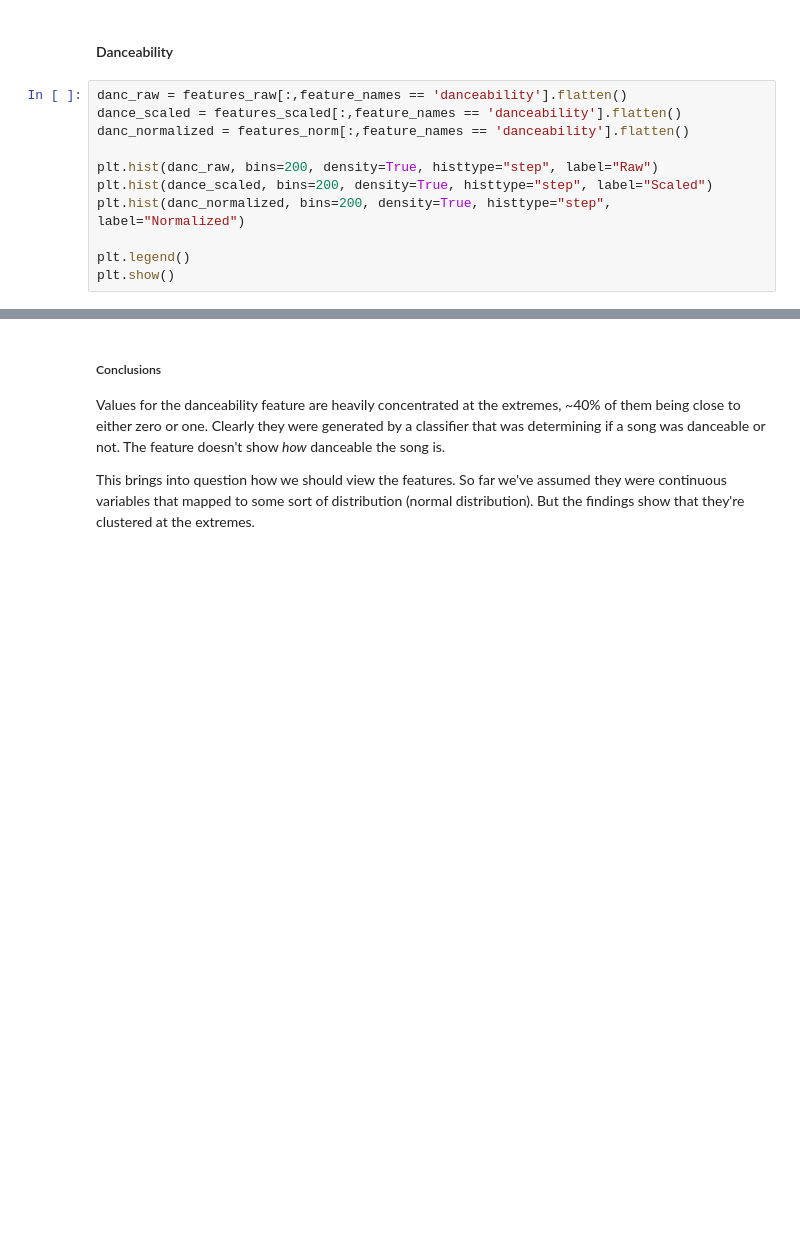
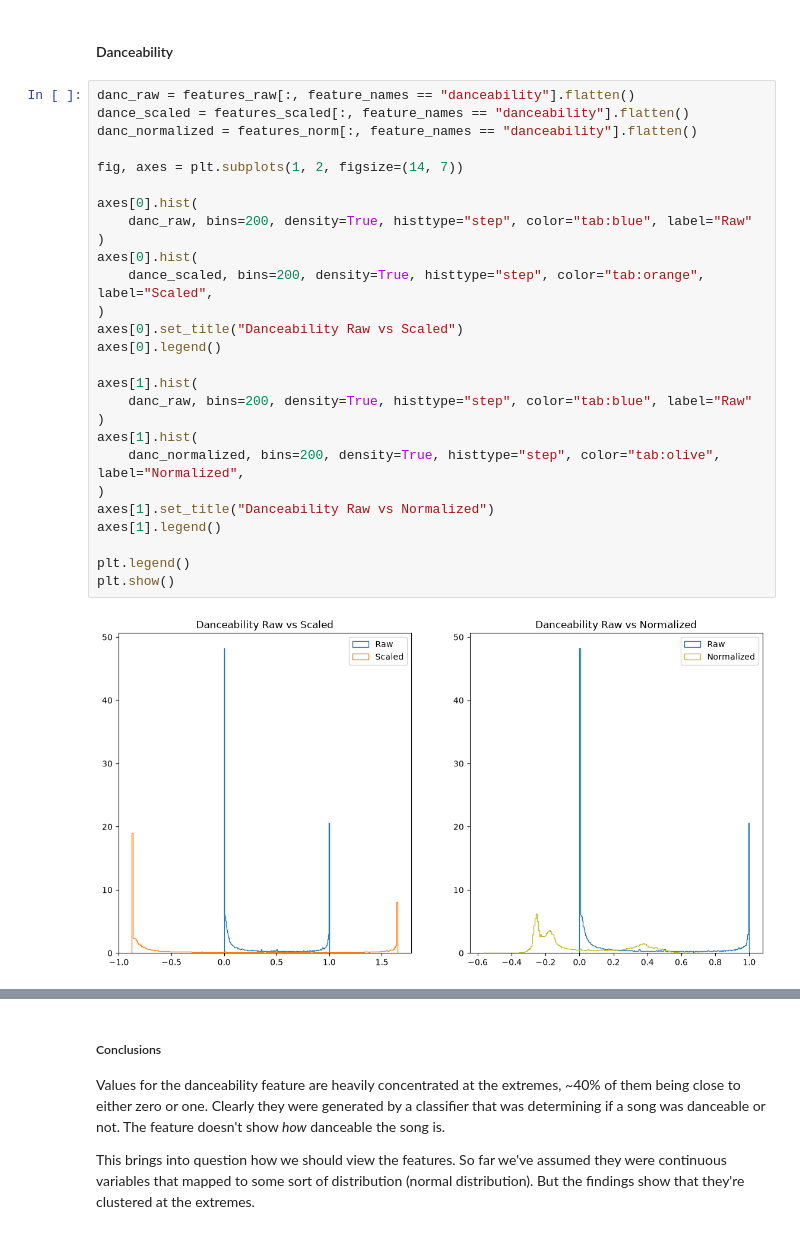
Before and after one commit to RadValentin/taste-mender, a Jupyter notebook: backend/ingest/data_analysis_pipeline.ipynb, the cells around one changed output, grey strips where cells are left out. Cells and saved outputs as stored; diff of their text form; blank space fills up the shorter version.

```diff
--- a/backend/ingest/data_analysis_pipeline.ipynb
+++ b/backend/ingest/data_analysis_pipeline.ipynb
@@ -117,14 +164,32 @@ percentiles
 # %% [markdown]
 #### Danceability
 # %%
-danc_raw = features_raw[:,feature_names == 'danceability'].flatten()
-dance_scaled = features_scaled[:,feature_names == 'danceability'].flatten()
-danc_normalized = features_norm[:,feature_names == 'danceability'].flatten()
+danc_raw = features_raw[:, feature_names == "danceability"].flatten()
+dance_scaled = features_scaled[:, feature_names == "danceability"].flatten()
+danc_normalized = features_norm[:, feature_names == "danceability"].flatten()
 
-plt.hist(danc_raw, bins=200, density=True, histtype="step", label="Raw")
-plt.hist(dance_scaled, bins=200, density=True, histtype="step", label="Scaled")
-plt.hist(danc_normalized, bins=200, density=True, histtype="step", label="Normalized")
+fig, axes = plt.subplots(1, 2, figsize=(14, 7))
+
+axes[0].hist(
+    danc_raw, bins=200, density=True, histtype="step", color="tab:blue", label="Raw"
+)
+axes[0].hist(
+    dance_scaled, bins=200, density=True, histtype="step", color="tab:orange", label="Scaled",
+)
+axes[0].set_title("Danceability Raw vs Scaled")
+axes[0].legend()
+
+axes[1].hist(
+    danc_raw, bins=200, density=True, histtype="step", color="tab:blue", label="Raw"
+)
+axes[1].hist(
+    danc_normalized, bins=200, density=True, histtype="step", color="tab:olive", label="Normalized",
+)
+axes[1].set_title("Danceability Raw vs Normalized")
+axes[1].legend()
 
 plt.legend()
 plt.show()
+# %% [output]
+[figure, added]
 # %%
```
Also changed, not shown: parts of 15 cells of this notebook.
